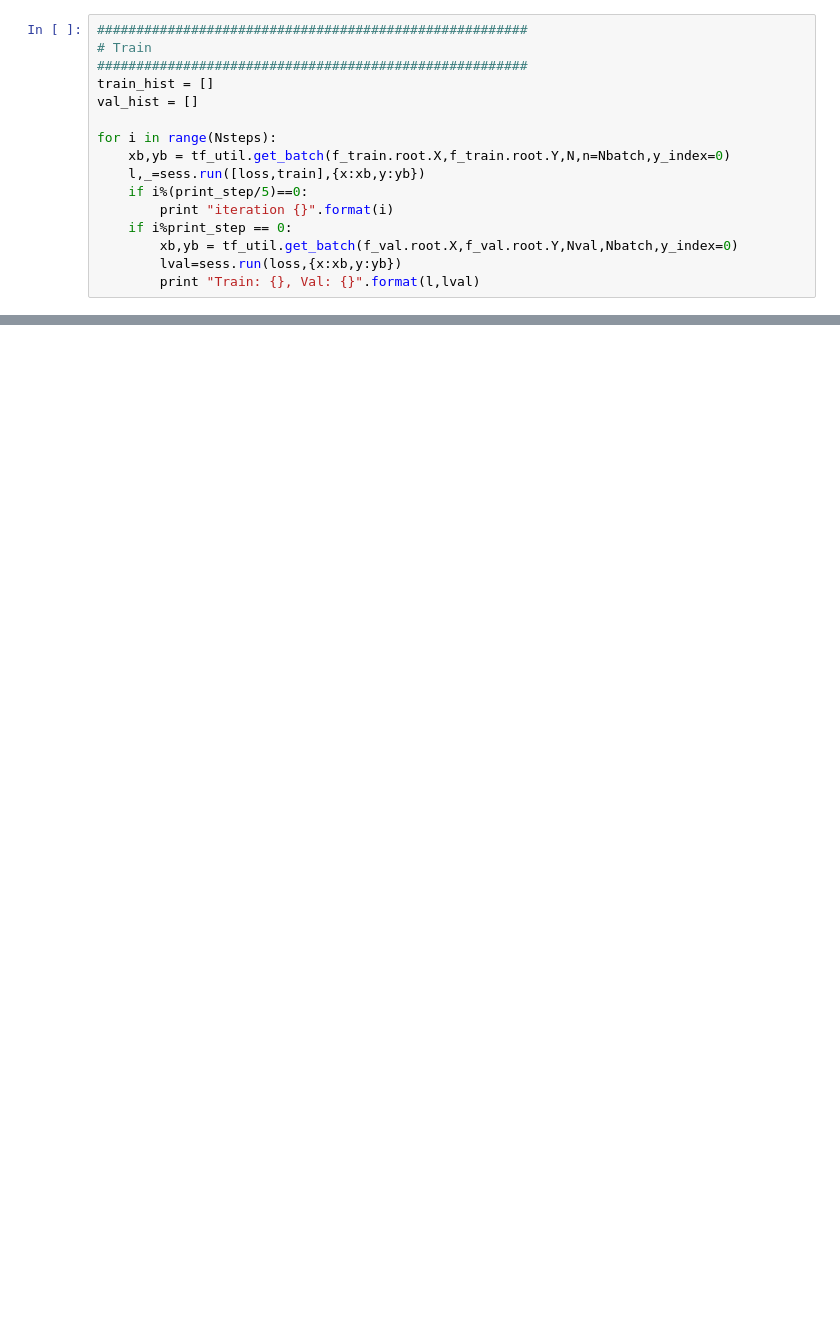
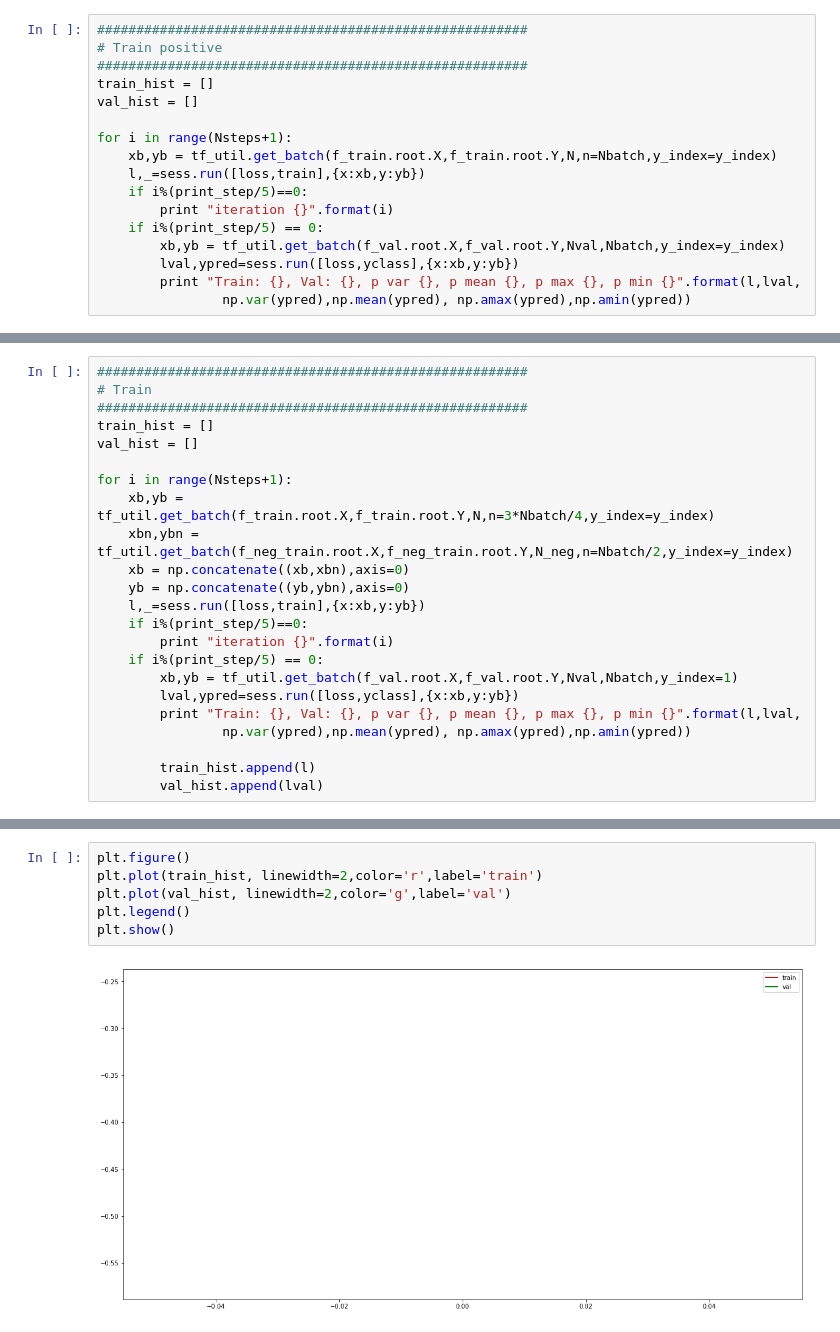
Before and after one commit to gmaher/DeepVessel, a Jupyter notebook: python/3dconvt.ipynb, the cells around one changed output, grey strips where cells are left out. Cells and saved outputs as stored; diff of their text form; blank space fills up the shorter version.

```diff
--- a/python/3dconvt.ipynb
+++ b/python/3dconvt.ipynb
@@ -145,16 +181,17 @@ print yout.shape
 # %%
 #######################################################
-# Train
+# Train positive
 #######################################################
 train_hist = []
 val_hist = []
 
-for i in range(Nsteps):
-    xb,yb = tf_util.get_batch(f_train.root.X,f_train.root.Y,N,n=Nbatch,y_index=0)
+for i in range(Nsteps+1):
+    xb,yb = tf_util.get_batch(f_train.root.X,f_train.root.Y,N,n=Nbatch,y_index=y_index)
     l,_=sess.run([loss,train],{x:xb,y:yb})
     if i%(print_step/5)==0:
         print "iteration {}".format(i)
-    if i%print_step == 0:
-        xb,yb = tf_util.get_batch(f_val.root.X,f_val.root.Y,Nval,Nbatch,y_index=0)
-        lval=sess.run(loss,{x:xb,y:yb})
-        print "Train: {}, Val: {}".format(l,lval)
+    if i%(print_step/5) == 0:
+        xb,yb = tf_util.get_batch(f_val.root.X,f_val.root.Y,Nval,Nbatch,y_index=y_index)
+        lval,ypred=sess.run([loss,yclass],{x:xb,y:yb})
+        print "Train: {}, Val: {}, p var {}, p mean {}, p max {}, p min {}".format(l,lval,
+                np.var(ypred),np.mean(ypred), np.amax(ypred),np.amin(ypred))
@@ -175,0 +198,23 @@ Train: 0.128466814756, Val: 0.155483588576
+# %%
+#######################################################
+# Train
+#######################################################
+train_hist = []
+val_hist = []
+
+for i in range(Nsteps+1):
+    xb,yb = tf_util.get_batch(f_train.root.X,f_train.root.Y,N,n=3*Nbatch/4,y_index=y_index)
+    xbn,ybn = tf_util.get_batch(f_neg_train.root.X,f_neg_train.root.Y,N_neg,n=Nbatch/2,y_index=y_index)
+    xb = np.concatenate((xb,xbn),axis=0)
+    yb = np.concatenate((yb,ybn),axis=0)
+    l,_=sess.run([loss,train],{x:xb,y:yb})
+    if i%(print_step/5)==0:
+        print "iteration {}".format(i)
+    if i%(print_step/5) == 0:
+        xb,yb = tf_util.get_batch(f_val.root.X,f_val.root.Y,Nval,Nbatch,y_index=1)
+        lval,ypred=sess.run([loss,yclass],{x:xb,y:yb})
+        print "Train: {}, Val: {}, p var {}, p mean {}, p max {}, p min {}".format(l,lval,
+                np.var(ypred),np.mean(ypred), np.amax(ypred),np.amin(ypred))
+
+        train_hist.append(l)
+        val_hist.append(lval)
@@ -176,3 +224,11 @@ Train: 0.128466814756, Val: 0.155483588576
+# %%
+plt.figure()
+plt.plot(train_hist, linewidth=2,color='r',label='train')
+plt.plot(val_hist, linewidth=2,color='g',label='val')
+plt.legend()
+plt.show()
+# %% [output]
+[figure, added]
 # %%
 
 
```
Also changed, not shown: parts of 11 cells of this notebook, 8 other files.
